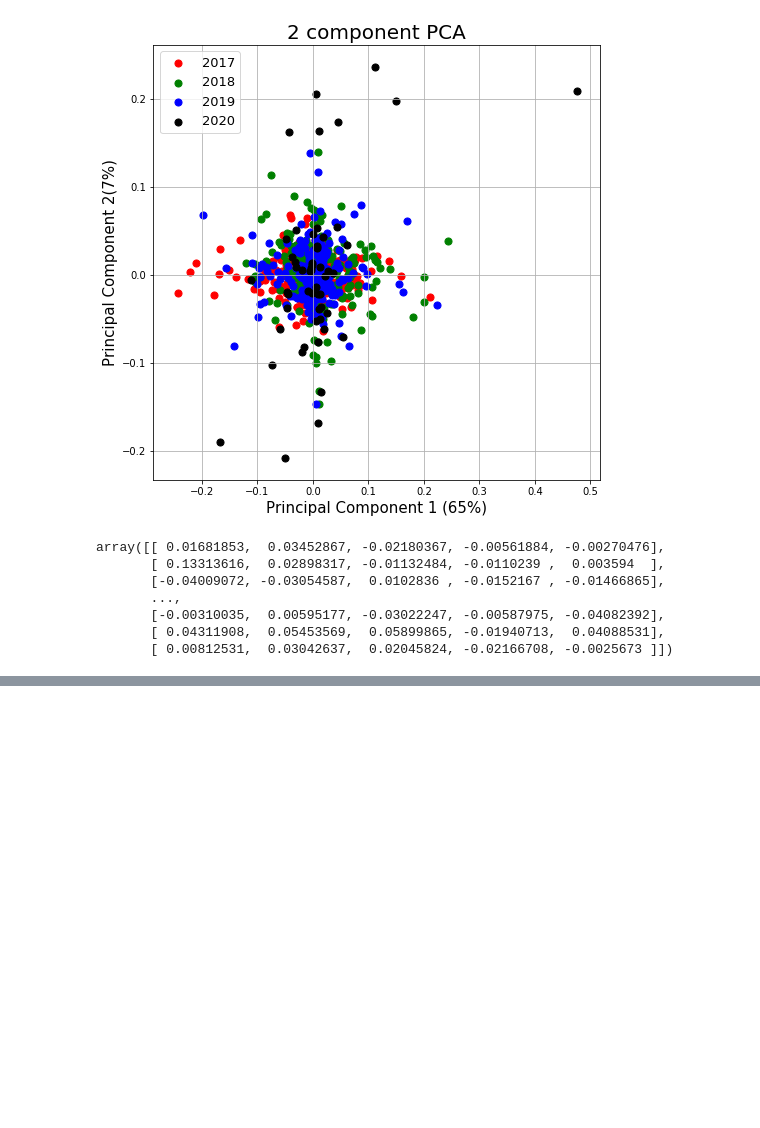
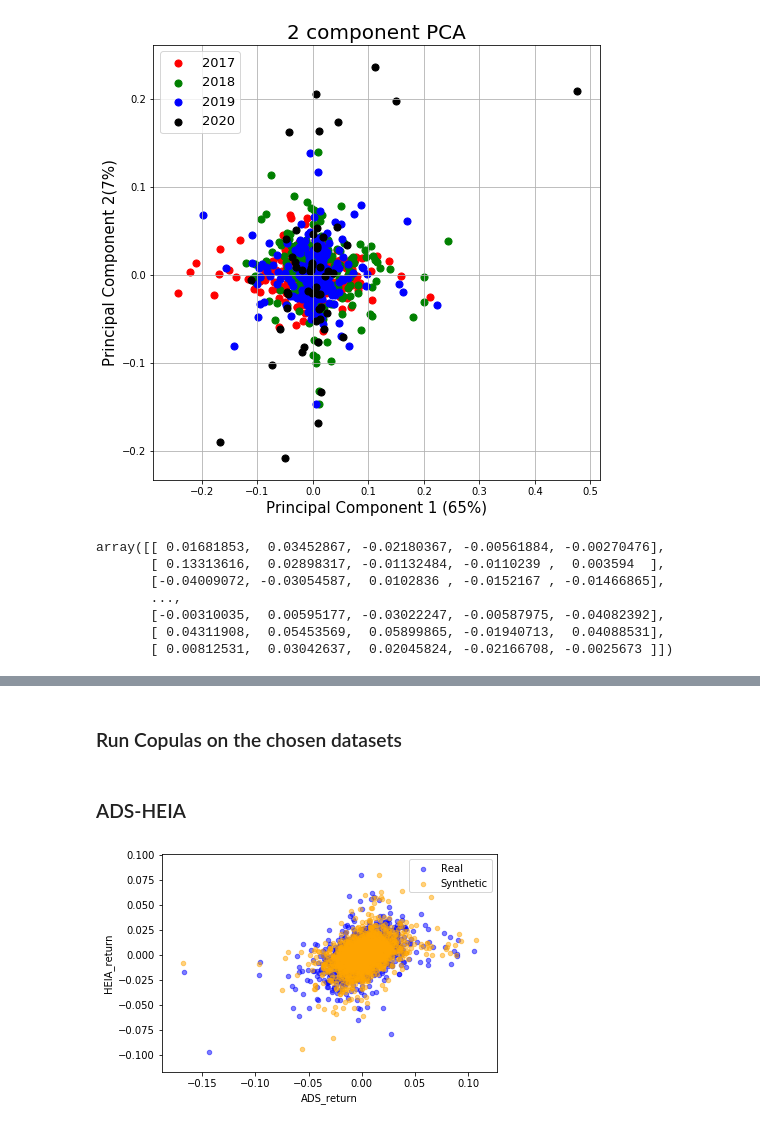
Before and after one commit to AnnaMariaAngelova/QRM2020, a Jupyter notebook: QRM_Assignment2.ipynb, the cells around one changed output, grey strips where cells are left out. Cells and saved outputs as stored; diff of their text form; code cells hidden in the pictures; blank space fills up the shorter version.

Commit message:
Added Gaussian copulas on 2 pairs of stocks

```diff
--- a/QRM_Assignment2.ipynb
+++ b/QRM_Assignment2.ipynb
@@ -819,0 +886,6 @@ array([[ 0.01681853,  0.03452867, -0.02180367, -0.00561884, -0.00270476],
+# %%
+"""Pick the 2 pairs with the highest correlation"""
+# DBC-GSPC: 0.4556
+dbc_gspc = df_prices[["DBC_return", "GSPC_return"]]
+# ADS-HEIA: 0.4096
+ads_heia = df_prices[["ADS_return", "HEIA_return"]]
@@ -819,0 +900,2 @@ array([[ 0.01681853,  0.03452867, -0.02180367, -0.00561884, -0.00270476],
+# %% [markdown]
+### Run Copulas on the chosen datasets
@@ -819,0 +907,15 @@ array([[ 0.01681853,  0.03452867, -0.02180367, -0.00561884, -0.00270476],
+# %% [markdown]
+### ADS-HEIA
+# %%
+ads_heia = ads_heia.iloc[1:]
+# Fit a gaussian copula to the data
+copula = GaussianMultivariate()
+copula.fit(ads_heia)
+
+# Sample synthetic data
+synthetic_data = copula.sample(len(ads_heia))
+
+# Plot the real and the synthetic data to compare
+compare_2d(ads_heia, synthetic_data)
+# %% [output]
+[figure, added]
```
Also changed, not shown: parts of 49 cells of this notebook, 2 other files.
